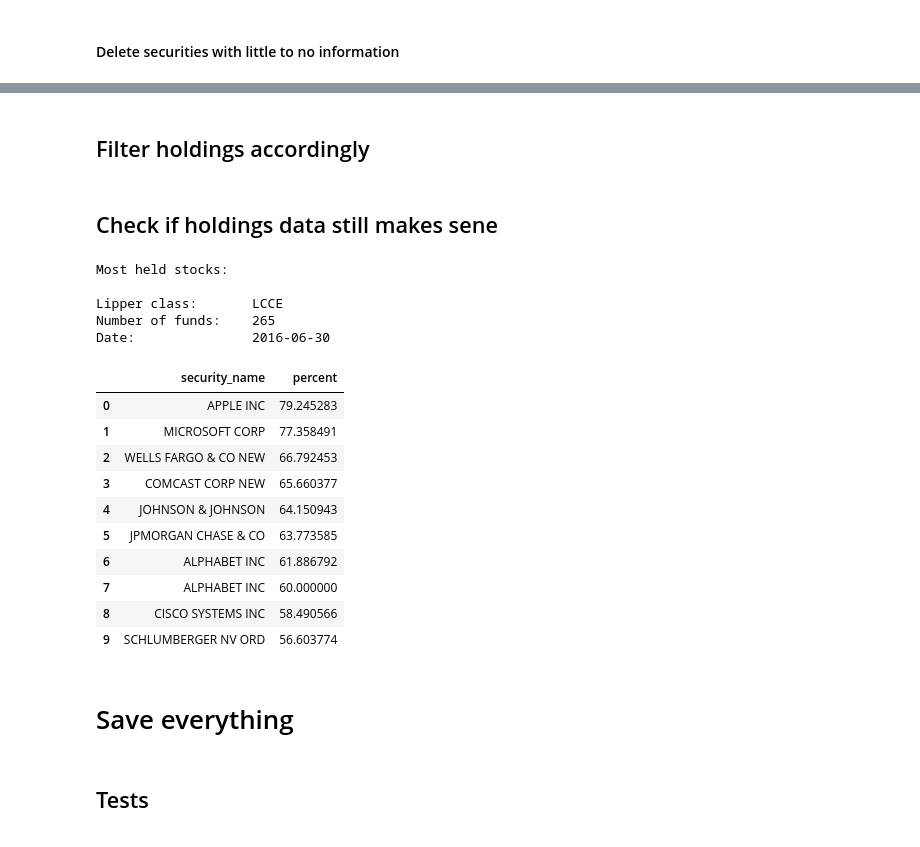
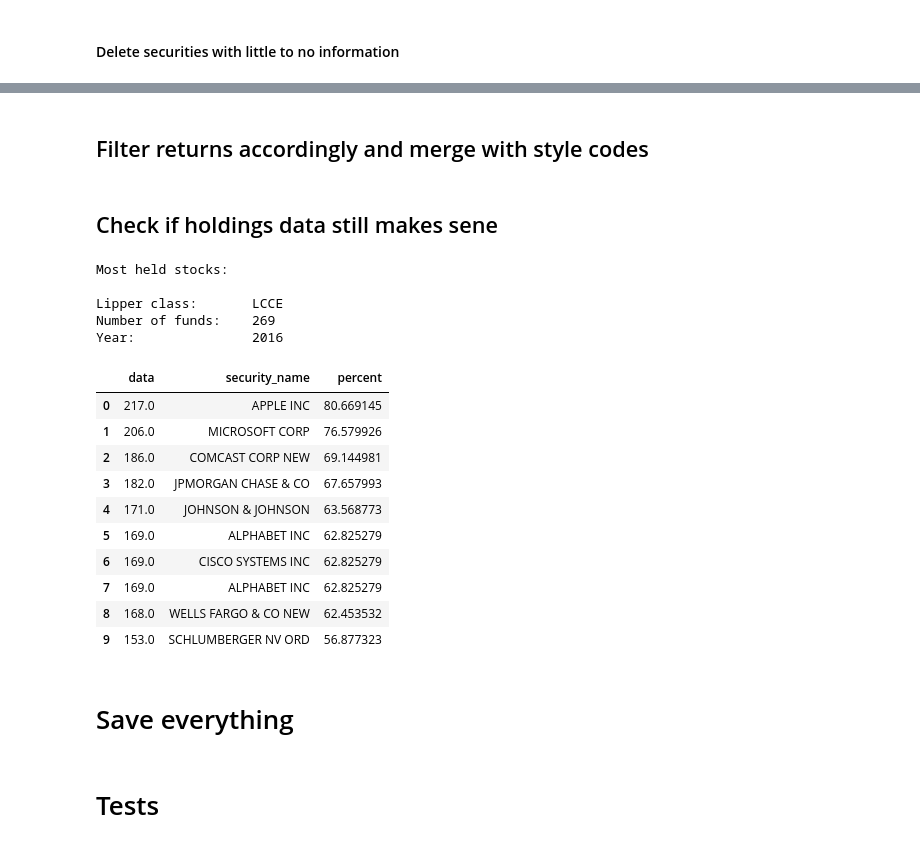
Before and after one commit to Amglex/Mutual-Funds, a Jupyter notebook: notebooks/012 - Data - Cleaning.ipynb, the cells around one changed output, grey strips where cells are left out. Saved outputs shown, nothing was run; the diff lists cells and outputs as text; code cells hidden in the pictures.

Commit message:
Worked on cleaning and summary tables

```diff
--- a/notebooks/012 - Data - Cleaning.ipynb
+++ b/notebooks/012 - Data - Cleaning.ipynb
@@ -214,12 +241,12 @@ row_info.shape
 (839196, 3)
 # %%
 sqlcode = '''
-    select row_info.crsp_portno, row_info.report_dt,
+    SELECT row_info.crsp_portno, row_info.report_dt,
     fund_info.crsp_portno, fund_info.crsp_fundno, fund_info.begdt, fund_info.enddt, fund_info.fund_name
-    from row_info
-    inner join fund_info
-    on row_info.crsp_portno = fund_info.crsp_portno
-    and row_info.report_dt between fund_info.begdt and fund_info.enddt;
+    FROM row_info
+    INNER JOIN fund_info
+    ON row_info.crsp_portno = fund_info.crsp_portno
+    AND row_info.report_dt between fund_info.begdt and fund_info.enddt;
 '''
 
 row_info_merged = ps.sqldf(sqlcode,locals())
@@ -317,0 +347,6 @@ row_info_merged.shape
+# %%
+row_info_merged = row_info_merged.assign(year = lambda x: x.report_dt.dt.year)
+
+# Take only observations for the lates report_dt of the year (not always December...)
+unique_dates = row_info_merged.groupby(['year','report_dt']).count().reset_index('report_dt').groupby('year').tail(1)['report_dt']
+row_info_merged = row_info_merged.query(''' report_dt in @unique_dates ''')
@@ -441,4 +489,10 @@ Number of rows in col_inf df:                  56,820
 
 Everything matches:                              True
+# %%
+# reapply categories
+
+row_info['lipper_class'] = row_info['lipper_class'].astype(cat_type_lipper)
+row_info['style_class'] = row_info['style_class'].astype(cat_type_style)
+row_info['cap_class'] = row_info['cap_class'].astype(cat_type_cap)
 # %% [markdown]
-## Filter holdings accordingly
+## Filter returns accordingly and merge with style codes
@@ -449,10 +519,10 @@ returns = returns.query('crsp_fundno in @fund_nos')
 # %% [markdown]
 ## Check if holdings data still makes sene
 # %%
-def most_common_stocks(date,lipper_class):
+def most_common_stocks(year,lipper_class):
     "This prints a passed string into this function"
     # Enter date for which most common holdings are calculated
-    date = pd.to_datetime(date)
+    year = year
     lipper_class = lipper_class
 
     # Change if you want tu sum percentages instead of boolean values
@@ -462,10 +532,9 @@ def most_common_stocks(date,lipper_class):
                               'col' : holdings_coo.col,
                               'data' : holdings_coo.data})
 
-    df_sparse = df_sparse.merge(row_info[['report_dt','row','lipper_class']],how='left',on='row')
+    df_sparse = df_sparse.merge(row_info[['year','row','lipper_class']],how='left',on='row')
 
-    my_filter = '''report_dt == @date and lipper_class == @lipper_class '''
-
+    my_filter = '''year == @year and lipper_class == @lipper_class '''w
     no_unique_funds = row_info.query(my_filter).shape[0]
 
     sum_col = (df_sparse
@@ -475,7 +544,7 @@ def most_common_stocks(date,lipper_class):
                .sort_values('data',ascending = False)
                .join(col_info[['security_name','col']],how='left')
                .assign(percent = lambda x:  x.data / no_unique_funds * 100)
-               .drop(columns=['row','data','col'])
+               .drop(columns=['row','year','col'])
                .reset_index(drop=True)
                .head(10))
 
@@ -483,28 +552,28 @@ def most_common_stocks(date,lipper_class):
         'Most held stocks: ','\n\n'
         'Lipper class:       {}'.format(lipper_class),'\n'
         'Number of funds:    {}'.format(no_unique_funds),'\n'
-        'Date:               {}'.format(date.date()))
+        'Year:               {}'.format(year))
 
     return sum_col
 # %%
-most_common_stocks(date='2016-06-30',lipper_class='LCCE')
+most_common_stocks(year=2016, lipper_class='LCCE')
 # %% [output]
 Most held stocks:
 
 Lipper class:       LCCE
-Number of funds:    265
-Date:               2016-06-30
+Number of funds:    269
+Year:               2016
-|  | security_name | percent |
-| 0 | APPLE INC | 79.245283 |
-| 1 | MICROSOFT CORP | 77.358491 |
-| 2 | WELLS FARGO & CO NEW | 66.792453 |
-| 3 | COMCAST CORP NEW | 65.660377 |
-| 4 | JOHNSON & JOHNSON | 64.150943 |
-| 5 | JPMORGAN CHASE & CO | 63.773585 |
-| 6 | ALPHABET INC | 61.886792 |
-| 7 | ALPHABET INC | 60.000000 |
-| 8 | CISCO SYSTEMS INC | 58.490566 |
-| 9 | SCHLUMBERGER NV ORD | 56.603774 |
+|  | data | security_name | percent |
+| 0 | 217.0 | APPLE INC | 80.669145 |
+| 1 | 206.0 | MICROSOFT CORP | 76.579926 |
+| 2 | 186.0 | COMCAST CORP NEW | 69.144981 |
+| 3 | 182.0 | JPMORGAN CHASE & CO | 67.657993 |
+| 4 | 171.0 | JOHNSON & JOHNSON | 63.568773 |
+| 5 | 169.0 | ALPHABET INC | 62.825279 |
+| 6 | 169.0 | CISCO SYSTEMS INC | 62.825279 |
+| 7 | 169.0 | ALPHABET INC | 62.825279 |
+| 8 | 168.0 | WELLS FARGO & CO NEW | 62.453532 |
+| 9 | 153.0 | SCHLUMBERGER NV ORD | 56.877323 |
 # %% [markdown]
 # Save everything
 # %%
@@ -522,7 +591,7 @@ feather.write_dataframe(col_info,path)
 path = '../data/processed/returns.feather'
 feather.write_dataframe(returns,path)   # Downloaded from wrds
 # %% [markdown]
-## Tests
+# Tests
 # %%
 fund_style.query('crsp_fundno == 38200')
 # %% [output]
```
Also changed, not shown: parts of 20 cells of this notebook, 5 other files.
